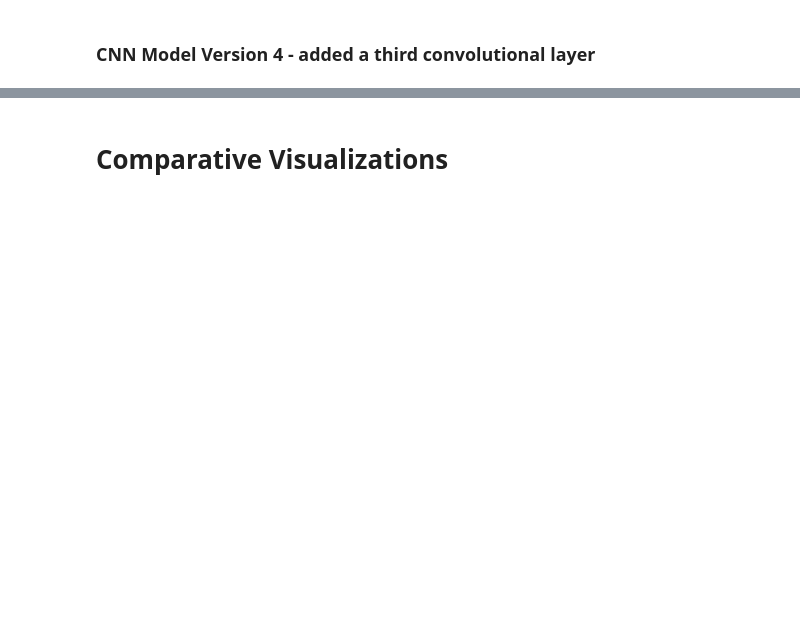
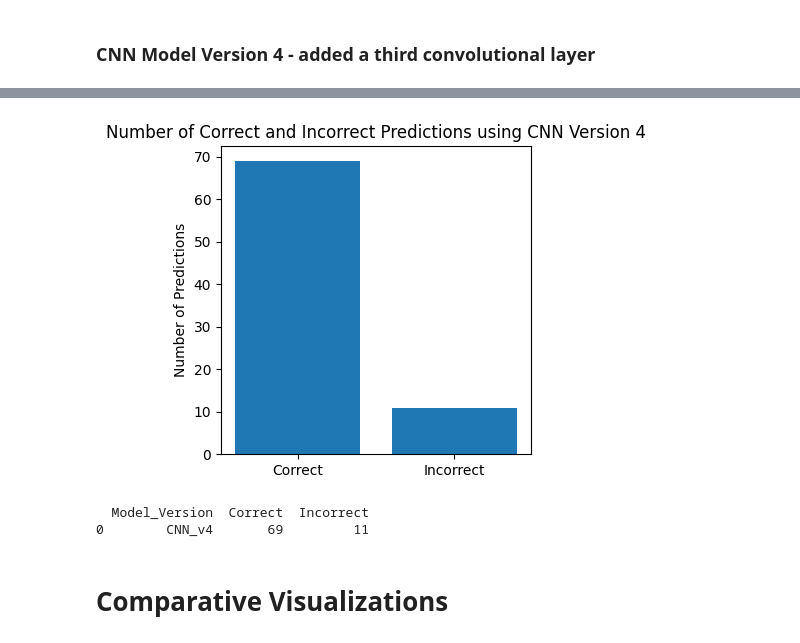
Before and after one commit to ShoaibFarooqui/Emotion-Classification, a Jupyter notebook: Project4.ipynb, the cells around one changed output, grey strips where cells are left out. Drawn from its saved outputs; the diff is of its cells as text; code cells hidden in the pictures; blank space fills up the shorter version.

Commit message:
Update visualizations with comparison of misclassified and predicted subjects

```diff
--- a/Project4.ipynb
+++ b/Project4.ipynb
@@ -600,3 +598,27 @@ plt.show()
+# %%
+# Calculate number of correct and incorrect predictions for CNN Version 4
+correct_predictions_cnn_v4 = np.sum(np.argmax(y_test_encoded, axis=1) == np.argmax(y_pred_v4, axis=1))
+incorrect_predictions_cnn_v4 = np.sum(np.argmax(y_test_encoded, axis=1) != np.argmax(y_pred_v4, axis=1))
+
+# Create a bar plot for CNN Version 4
+plt.figure(figsize=(4, 4))
+plt.bar(["Correct", "Incorrect"], [correct_predictions_cnn_v4, incorrect_predictions_cnn_v4])
+plt.ylabel("Number of Predictions")
+plt.title("Number of Correct and Incorrect Predictions using CNN Version 4")
+plt.show()
+# %% [output]
+[figure, added]
+# %%
+# Create a DataFrame for CNN Version 4 results
+cnn_v4_results = pd.DataFrame({
+    "Model_Version": ["CNN_v4"],
+    "Correct": [correct_predictions_cnn_v4],
+    "Incorrect": [incorrect_predictions_cnn_v4]
+})
+print(cnn_v4_results)
+# %% [output]
+  Model_Version  Correct  Incorrect
+0        CNN_v4       69         11
 # %% [markdown]
 # Comparative Visualizations
 # %%
```
Also changed, not shown: parts of 24 cells of this notebook.
